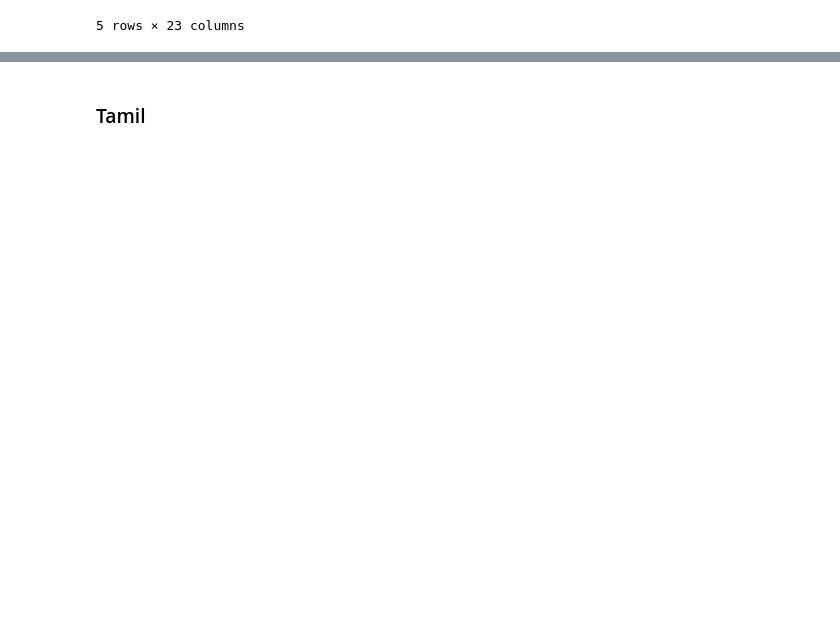
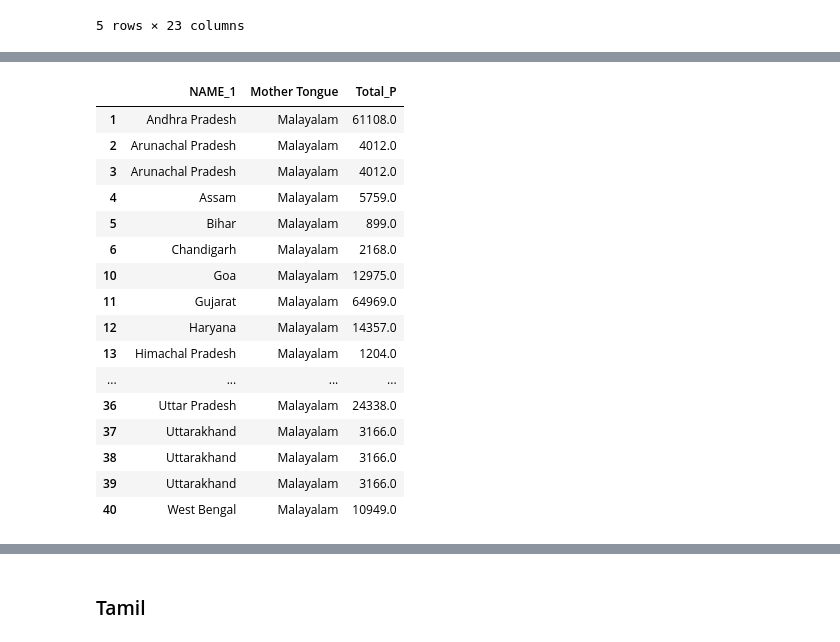
Before and after one commit to squishridyvi/Geographical-Distribution-Mapping-of-Dravidian-Languages-, a Jupyter notebook: Geographical Distribution of Dravidian Languages-Census-C-16.ipynb, the cells around one changed output, grey strips where cells are left out. Cells and saved outputs as stored; diff of their text form; code cells hidden in the pictures; blank space fills up the shorter version.

```diff
--- a/Geographical Distribution of Dravidian Languages-Census-C-16.ipynb
+++ b/Geographical Distribution of Dravidian Languages-Census-C-16.ipynb
@@ -222,0 +240,23 @@ ax.set_title(
+# %%
+## Not Including Kerala
+
+mal_map_outside = mal_map[mal_map["NAME_1"] != "Kerala"]
+mal_map_outside[["NAME_1", "Mother Tongue", "Total_P"]].dropna()
+# %% [output]
+|  | NAME_1 | Mother Tongue | Total_P |
+| 1 | Andhra Pradesh | Malayalam | 61108.0 |
+| 2 | Arunachal Pradesh | Malayalam | 4012.0 |
+| 3 | Arunachal Pradesh | Malayalam | 4012.0 |
+| 4 | Assam | Malayalam | 5759.0 |
+| 5 | Bihar | Malayalam | 899.0 |
+| 6 | Chandigarh | Malayalam | 2168.0 |
+| 10 | Goa | Malayalam | 12975.0 |
+| 11 | Gujarat | Malayalam | 64969.0 |
+| 12 | Haryana | Malayalam | 14357.0 |
+| 13 | Himachal Pradesh | Malayalam | 1204.0 |
+| ... | ... | ... | ... |
+| 36 | Uttar Pradesh | Malayalam | 24338.0 |
+| 37 | Uttarakhand | Malayalam | 3166.0 |
+| 38 | Uttarakhand | Malayalam | 3166.0 |
+| 39 | Uttarakhand | Malayalam | 3166.0 |
+| 40 | West Bengal | Malayalam | 10949.0 |
```
Also changed, not shown: parts of 18 cells of this notebook.
